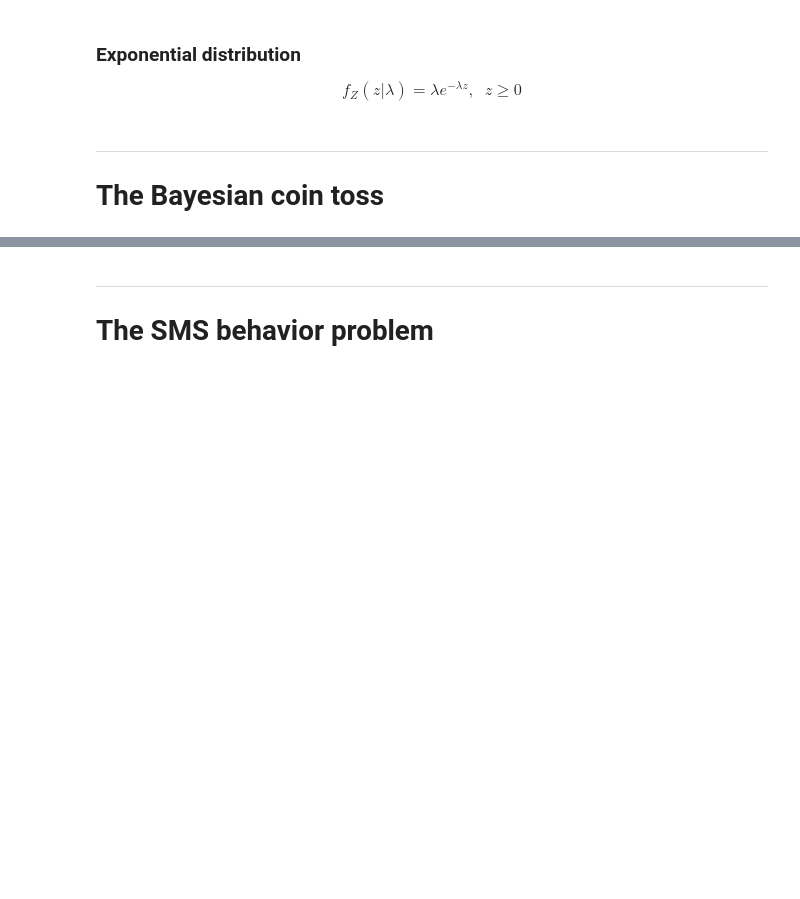
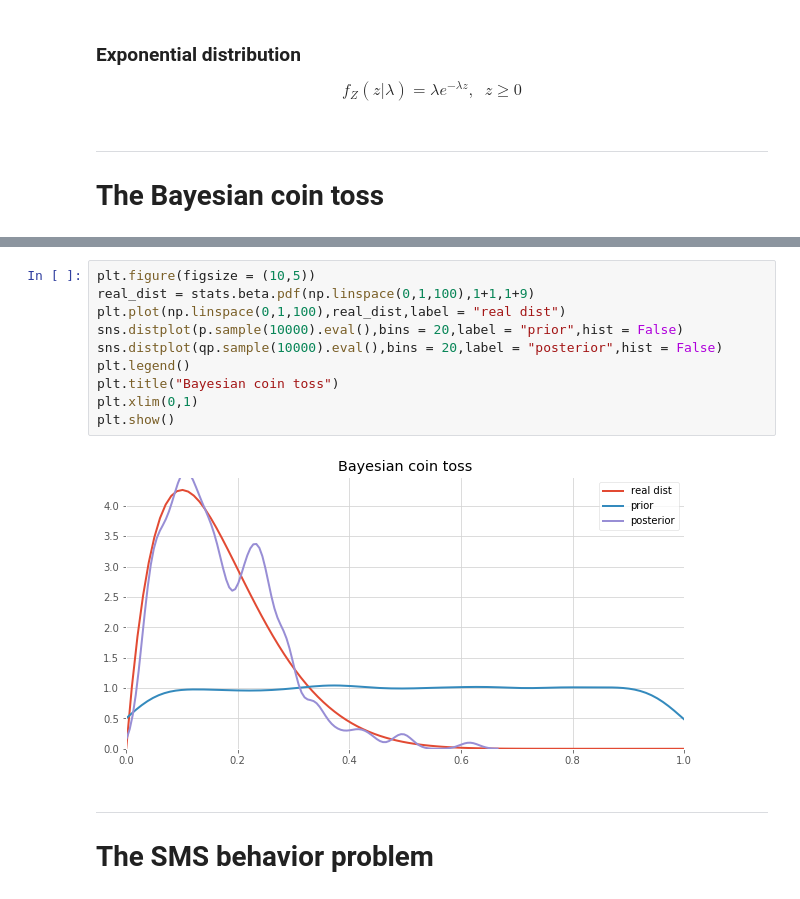
Before and after one commit to TheoLvs/probabilistic-programming, a Jupyter notebook: 1. Experiments/0. Baseyian methods for hackers - notes.ipynb, the cells around one changed output, grey strips where cells are left out. Drawn from its saved outputs; the diff is of its cells as text; blank space fills up the shorter version.

```diff
--- a/1. Bayesian methods for hackers/Baseyian methods for hackers - chapter 1.ipynb
+++ b/1. Experiments/0. Baseyian methods for hackers - notes.ipynb
@@ -105,3 +214,15 @@ import pyro.distributions as dist
+# %%
+plt.figure(figsize = (10,5))
+real_dist = stats.beta.pdf(np.linspace(0,1,100),1+1,1+9)
+plt.plot(np.linspace(0,1,100),real_dist,label = "real dist")
+sns.distplot(p.sample(10000).eval(),bins = 20,label = "prior",hist = False)
+sns.distplot(qp.sample(10000).eval(),bins = 20,label = "posterior",hist = False)
+plt.legend()
+plt.title("Bayesian coin toss")
+plt.xlim(0,1)
+plt.show()
+# %% [output]
+[figure, added]
 # %% [markdown]
 ***
 # The SMS behavior problem
```
Also changed, not shown: parts of 25 cells of this notebook.
